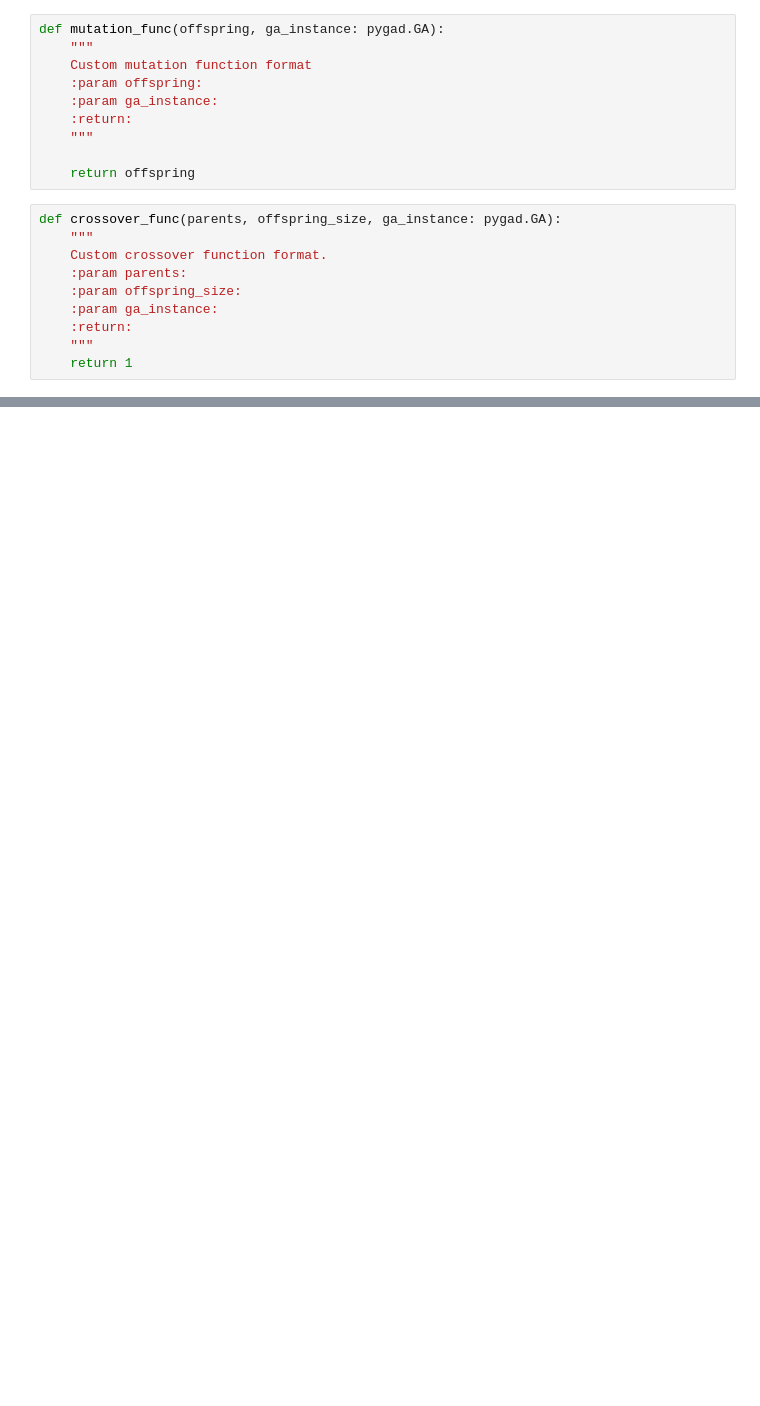
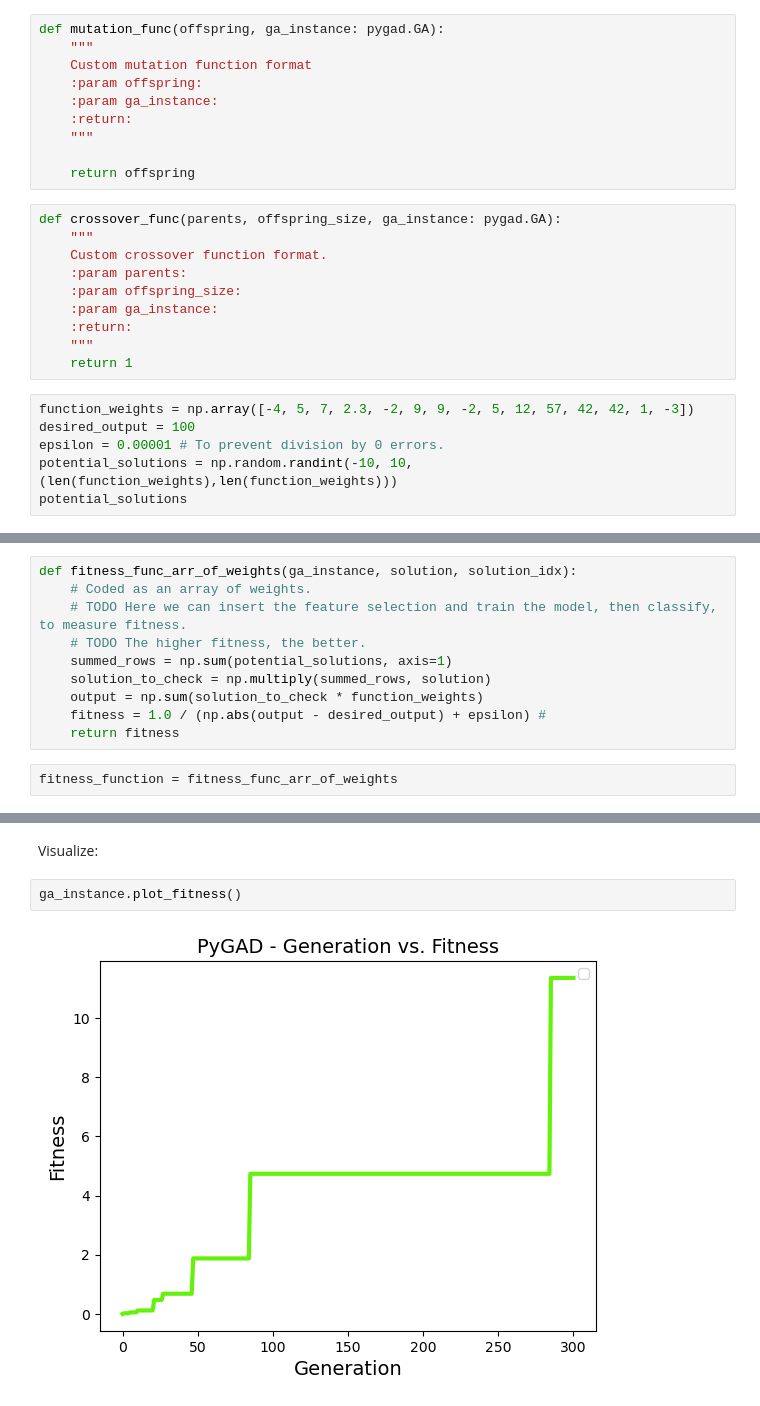
Before and after one commit to alongigi/genetic-algorithms-to-select-features, a Jupyter notebook: main.ipynb, the cells around one changed output, grey strips where cells are left out. Drawn from its saved outputs; the diff is of its cells as text; blank space fills up the shorter version.

Commit message:
Implemented and fooled around with the pygad library and made sure that visualization modules are effective.

```diff
--- a/main.ipynb
+++ b/main.ipynb
@@ -31,3 +24,9 @@ def crossover_func(parents, offspring_size, ga_instance: pygad.GA):
     :return:
     """
     return 1
+# %%
+function_weights = np.array([-4, 5, 7, 2.3, -2, 9, 9, -2, 5, 12, 57, 42, 42, 1, -3])
+desired_output = 100
+epsilon = 0.00001 # To prevent division by 0 errors.
+potential_solutions = np.random.randint(-10, 10, (len(function_weights),len(function_weights)))
+potential_solutions
@@ -34 +51,13 @@ def crossover_func(parents, offspring_size, ga_instance: pygad.GA):
+# %%
+def fitness_func_arr_of_weights(ga_instance, solution, solution_idx):
+    # Coded as an array of weights.
+    # TODO Here we can insert the feature selection and train the model, then classify, to measure fitness.
+    # TODO The higher fitness, the better.
+    summed_rows = np.sum(potential_solutions, axis=1)
+    solution_to_check = np.multiply(summed_rows, solution)
+    output = np.sum(solution_to_check * function_weights)
+    fitness = 1.0 / (np.abs(output - desired_output) + epsilon) #
+    return fitness
+# %%
+fitness_function = fitness_func_arr_of_weights
 # %%
@@ -108,0 +117,6 @@ Predicted output based on the best solution : 44.07104194930922
+# %% [markdown]
+Visualize:
+# %%
+ga_instance.plot_fitness()
+# %% [output]
+[figure, added]
```
Also changed, not shown: parts of 5 cells of this notebook, 1 other file.
